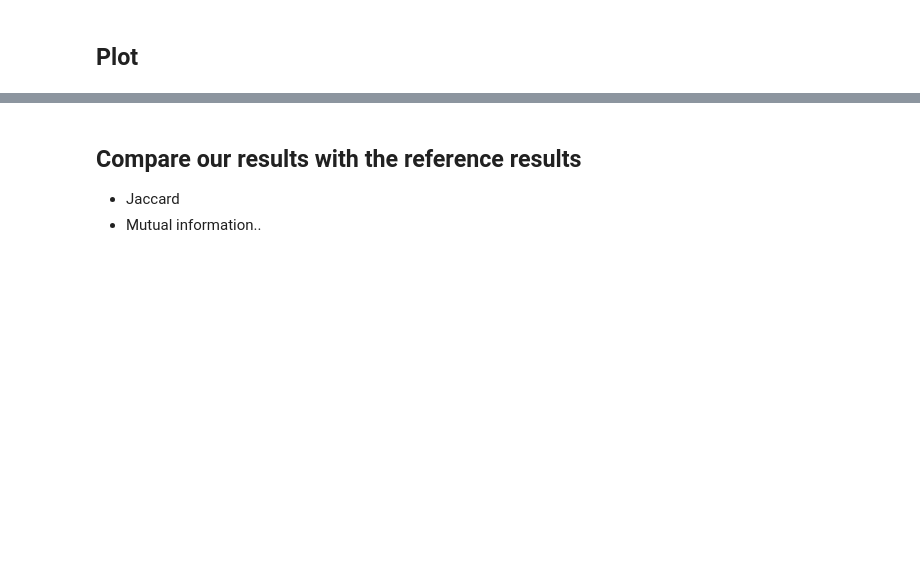
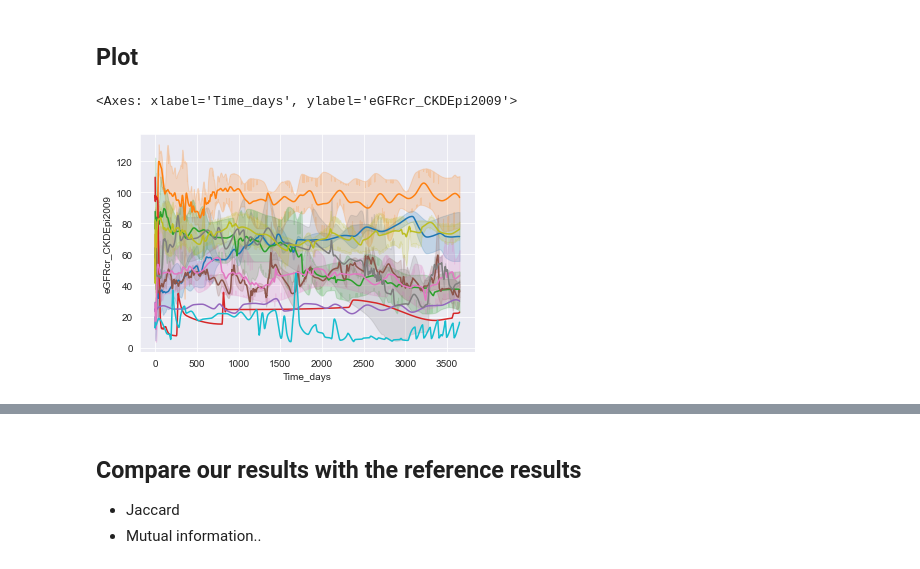
Before and after one commit to bramiozo/TimEx, a Jupyter notebook: sandbox/AKI_crossectional.ipynb, the cells around one changed output, grey strips where cells are left out. Saved outputs shown, nothing was run; the diff lists cells and outputs as text; code cells hidden in the pictures; blank space fills up the shorter version.

```diff
--- a/sandbox/AKI_crossectional.ipynb
+++ b/sandbox/AKI_crossectional.ipynb
@@ -109,12 +114,8 @@ NUM_SKIP = 3 # NS
 # %%
-ts_data['time_rank'] = ts_data.sort_values(by=['ID', 'Time_days'])\
-                              .groupby('ID').Time_days.rank()
-tmp = ts_data.loc[ts_data.Time_days==0][['ID','time_rank']]\
-            .rename(columns={'time_rank': 'time_rank_zero'})
-ts_data = ts_data.merge(tmp, on='ID', how='left')
-ts_data = ts_data.loc[ts_data[['time_rank', 'time_rank_zero']]\
-                      .apply(lambda x: (x[0]-x[1])>=-NUM_BEFORE_FIRST_AKI, axis=1),
-                      ['ID', 'Time_days', 'eGFRcr_CKDEpi2009']]
+if TEST:
+    # Select 100 patients
+    RND_SELECTION = ts_data.ID.unique()[np.random.randint(0,ts_data.ID.nunique(),100)]
+    ts_data = ts_data.loc[ts_data.ID.isin(RND_SELECTION)]
 
 RangeDFDict = {'raw': defaultdict(pd.DataFrame),
                 'normalised': defaultdict(pd.DataFrame)}
@@ -421,8 +410,8 @@ pipe_kwargs['scaler'] = {'default': {}
 # %%
 reducer = PCA
 #reducer = UMAP(n_components=6, n_neighbors=15, min_dist=0., metric='manhattan')
-pipe_kwargs['reducer'] = {'default': {'n_components' : 50},
-                          'variable': {'n_components': lambda dim: min(dim, 50)}
+pipe_kwargs['reducer'] = {'default': {'n_components' : 10},
+                          'variable': {'n_components': lambda dim: min(dim, 10)}
                           }
 # %% [markdown]
 ## Cluster
@@ -560,8 +553,8 @@ for period in tqdm(CrossSectDict.keys()):
     for preptype in CrossSectDict[period].keys():
         cluster_cols = [c for c in CrossSectDict[period][preptype].columns
                             if any([_c in c for _c in ['cluster_', 'AIC_', 'BIC_']])]
-        RangeDFDictRaw[period] = \
-            pd.merge(RangeDFDictRaw[period],
+        RangeDFDict['raw'][period] = \
+            pd.merge(RangeDFDict['raw'][period],
                     CrossSectDict[period][preptype][cluster_cols],
                     left_on='ID',
                     right_index=True,
@@ -573,8 +566,8 @@ for period in tqdm(CrossSectDict.keys()):
     for preptype in CrossSectDict[period].keys():
         cluster_cols = [c for c in CrossSectDict[period][preptype].columns
                             if any([_c in c for _c in ['cluster_', 'AIC_', 'BIC_']])]
-        RangeDFDict_smoothed[period] = \
-            pd.merge(RangeDFDict_smoothed[period],
+        RangeDFDict_smoothed['raw'][period] = \
+            pd.merge(RangeDFDict_smoothed['raw'][period],
                     CrossSectDict[period][preptype][cluster_cols],
                     left_on='ID',
                     right_index=True,
@@ -600,12 +577,15 @@ RangeDFDict_smoothed[3650].cluster_10_merged.value_counts()
 # %%
 #sns.color_palette("tab10")
-sns.lineplot(data=RangeDFDict_smoothed[3650],
+sns.lineplot(data=RangeDFDict_smoothed['raw'][3650],
              x='Time_days',
-             y='eGFR_CKDEpi2012',
+             y='eGFRcr_CKDEpi2009',
              hue='cluster_10_merged',
              err_style='band',
              errorbar='ci',
              palette="tab10",
              legend=False,
              )
+# %% [output]
+<Axes: xlabel='Time_days', ylabel='eGFRcr_CKDEpi2009'>
+[figure, added]
 # %%
```
Also changed, not shown: parts of 12 cells of this notebook, 1 other file.
